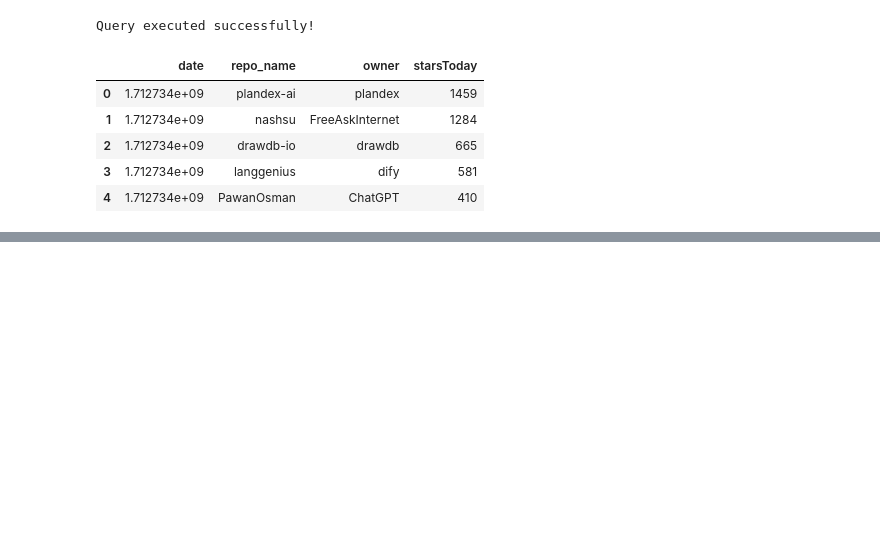
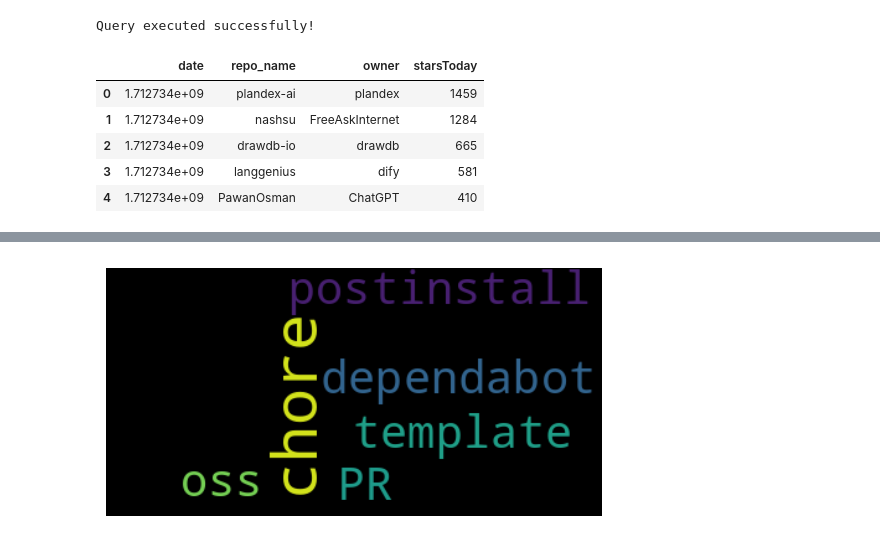
Before and after one commit to PinewoodPip/DatabasesProject, a Jupyter notebook: JupyterNotebook/analisis_projecte.ipynb, the cells around one changed output, grey strips where cells are left out. Saved outputs shown, nothing was run; the diff lists cells and outputs as text; code cells hidden in the pictures; blank space fills up the shorter version.

```diff
--- a/JupyterNotebook/analisis_projecte.ipynb
+++ b/JupyterNotebook/analisis_projecte.ipynb
@@ -257,0 +319,3 @@ What we mean here is to perform a PCA (principal components analysis) in order t
+# %%
+stopwords = set(STOPWORDS)
+# stopwords.update(["a"]) # manually add stopwords
@@ -257,0 +324,24 @@ What we mean here is to perform a PCA (principal components analysis) in order t
+# %%
+# Find all the commits authored by a bot.
+from IPython.display import display
+pd.set_option('display.max_rows', None)
+
+cond_a = df_commits[df_commits["author"].str.contains("\[bot]|-bot")]
+cond_c = df_commits[df_commits["message"].str.contains("dependabot")]
+cond_d = df_commits[df_commits["message"].str.contains("renovatebot")]
+
+temp = pd.concat([cond_a])
+
+unique_auth = pd.unique(temp.author)
+unique_msg = pd.unique(cond_c.message)
+
+dict = {'bots' : unique_auth}
+df_bots = pd.DataFrame(dict)
+
+# displaying the bots names
+display(df_bots)
+
+dict = {'bots_message' : unique_msg}
+df_bots_msg = pd.DataFrame(dict)
+
+display(df_bots_msg)
@@ -257,0 +384,5 @@ What we mean here is to perform a PCA (principal components analysis) in order t
+# %%
+# Filtering the bots
+print("With bots", len(df_commits))
+df_commits = df_commits[~df_commits["author"].isin(df_bots["bots"])]
+print("Without bots", len(df_commits))
@@ -257,0 +408,9 @@ What we mean here is to perform a PCA (principal components analysis) in order t
+# %%
+text_hyper_small = df_commits["message"][0]
+
+image_name = "first_word_cloud"
+word_cloud = WordCloud(stopwords=stopwords, max_font_size=50, max_words=100, background_color="black")
+
+plot_word_cloud(word_cloud, text_hyper_small)
+# %% [output]
+[figure, added]
```
Also changed, not shown: parts of 17 cells of this notebook, 3 other files.
